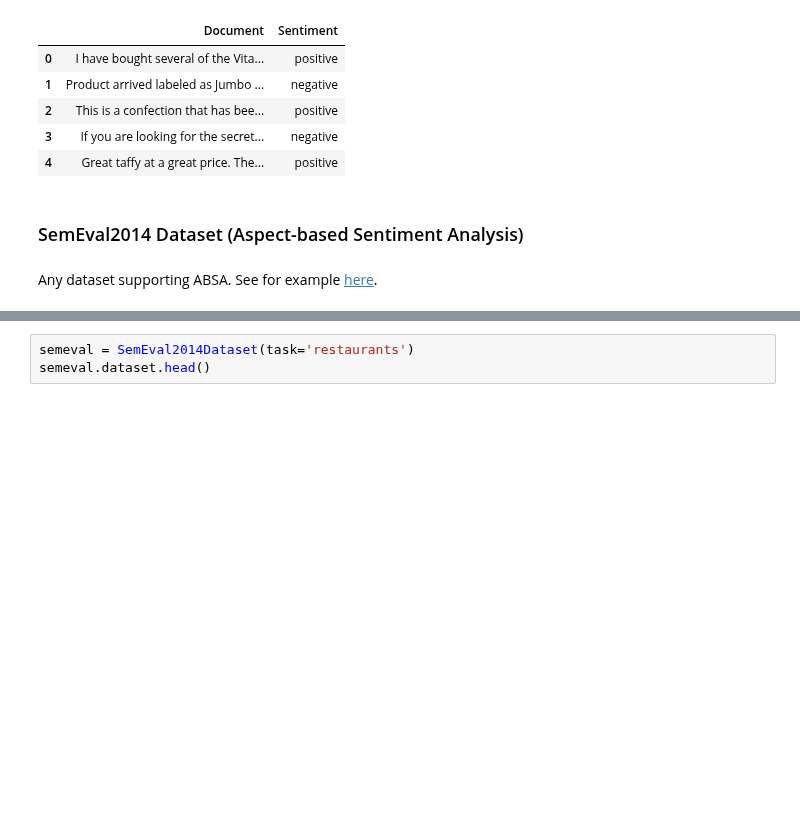
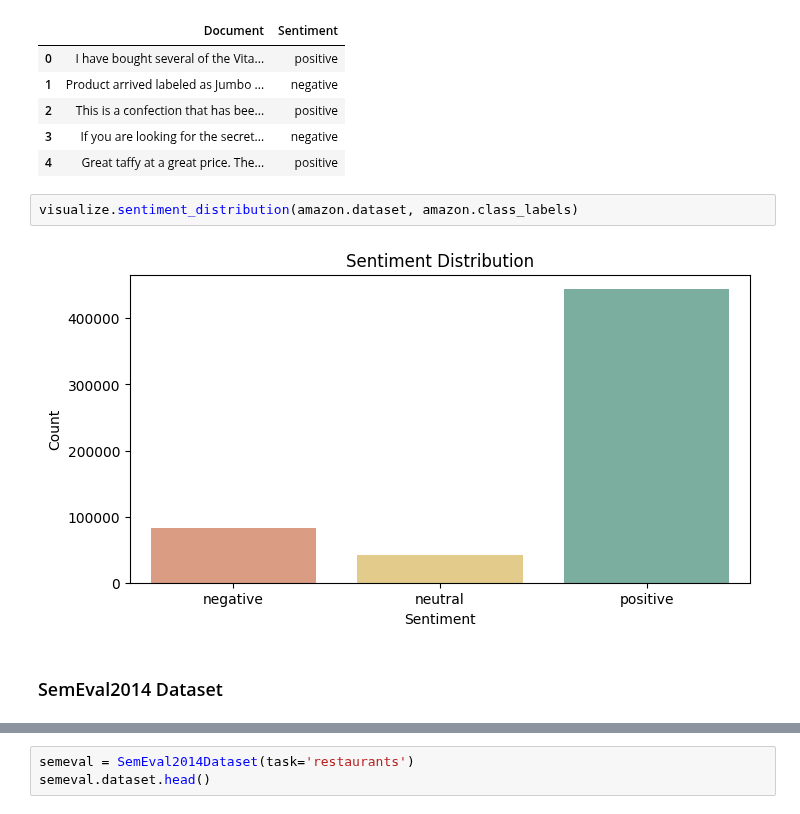
Before and after one commit to tabaraei/aspect-based-sentiment-analysis, a Jupyter notebook: ABSA.ipynb, the cells around one changed output, grey strips where cells are left out. Saved outputs shown, nothing was run; the diff lists cells and outputs as text; blank space fills up the shorter version.

```diff
--- a/ABSA.ipynb
+++ b/ABSA.ipynb
@@ -130,7 +166,9 @@ amazon.dataset.head()
 | 2 | This is a confection that has bee... | positive |
 | 3 | If you are looking for the secret... | negative |
 | 4 | Great taffy at a great price. The... | positive |
+# %%
+visualize.sentiment_distribution(amazon.dataset, amazon.class_labels)
+# %% [output]
+[figure, added]
 # %% [markdown]
-### SemEval2014 Dataset (Aspect-based Sentiment Analysis)
+### SemEval2014 Dataset
-# %% [markdown]
-Any dataset supporting ABSA. See for example [here](https://paperswithcode.com/datasets?task=aspect-based-sentiment-analysis&page=1).
```
Also changed, not shown: parts of 17 cells of this notebook.
